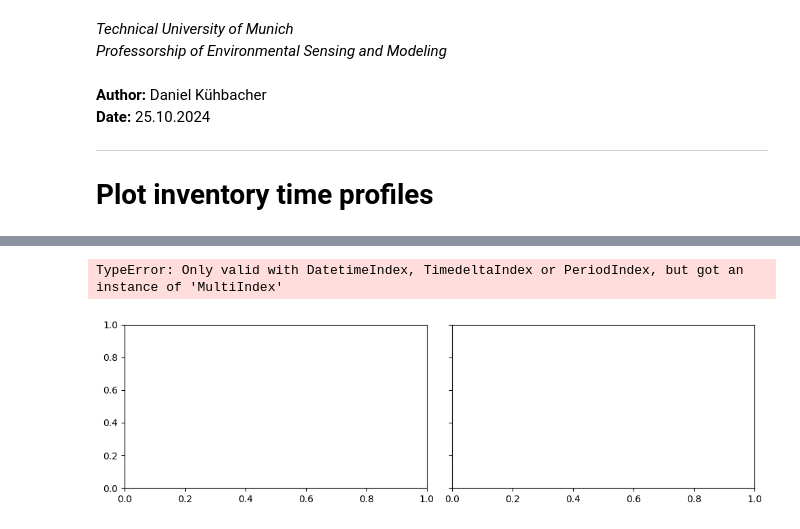
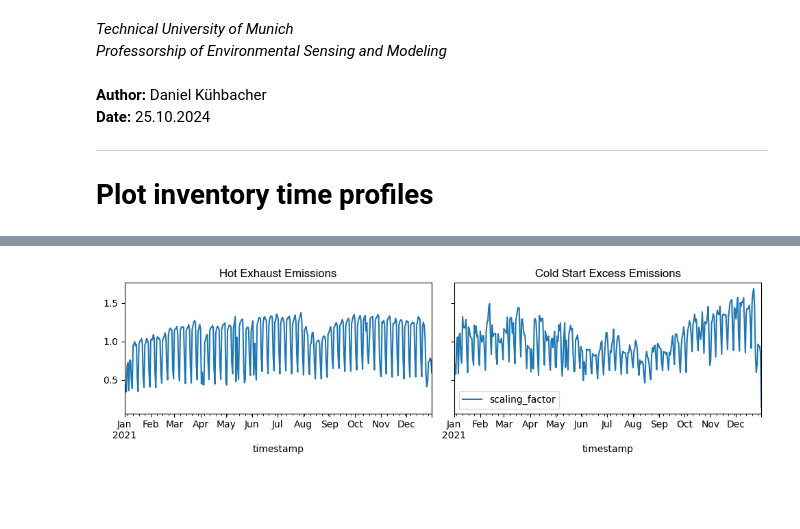
Before and after one commit to tum-esm/drive-inventory, a Jupyter notebook: notebooks/plotting and diagnostics/plot_inventory_timeprofiles.ipynb, the cells around one changed output, grey strips where cells are left out. Drawn from its saved outputs; the diff is of its cells as text; code cells hidden in the pictures; blank space fills up the shorter version.

Commit message:
bugfix cold start emission profiles

```diff
--- a/notebooks/plotting and diagnostics/plot_inventory_timeprofiles.ipynb
+++ b/notebooks/plotting and diagnostics/plot_inventory_timeprofiles.ipynb
@@ -23,7 +23,7 @@ import seaborn as sns
 sys.path.append('../../utils')
 import data_paths
 # %%
-year = 2019
+year = 2021
 folderpath = data_paths.INVENTORY_PATH + 'temporal_profiles/'
 
 profile_fname = f'GNFR_F_hot_timeprofile_{year}.csv'
@@ -95,36 +112,35 @@ plt.show()
 # make a combiend plot
 fig, ax = plt.subplots(1,2, figsize=(10, 3), sharey=True, tight_layout=True)
 
-start_time = '2019-01-01'
-end_time = '2019-12-31'
+start_time = f'{year}-01-01'
+end_time = f'{year}-12-31'
 
-temp_cold_start.loc[start_time : end_time].resample('1d').mean(numeric_only=True).plot(ax = ax[1], label = 'CO2')
+temp_cold_start.loc['CO2(rep)',year].loc[start_time : end_time].resample('1d').mean(numeric_only=True).plot(ax = ax[1], label = 'CO2')
 #temp_cold_start['NOx'].loc[start_time : end_time].plot(ax = ax[1], label = 'NOx')
 #temp_cold_start['CO'].loc[start_time : end_time].plot(ax = ax[1], label = 'CO')
 
-temp_profile.loc['NOx', '2019'].loc[start_time:end_time]\
+temp_profile.loc['NOx', year].loc[start_time:end_time]\
     ['scaling_factor'].resample('1d').mean().plot(ax = ax[0], label = 'CO2')
 
 
 
 xticks = pd.date_range(start_time + ' 12:00', end_time + ' 12:00', freq='D')
 
 #for x in ax:
 
     #x.set_xticks(xticks)
     #x.set_xticklabels(['MO', 'TUE', 'WED', 'THU', 'FRI', 'SAT', 'SUN'])
     # Set major formatter to display the day of the week (Monday to Sunday)
     #x.minorticks_off()
     #plt.minorticks_off()
     #plt.xticks()
     #x.set_xlabel('Weekday', font = 'Helvetica', fontsize = 12)
     #x.set_ylabel('Scaling factor', font = 'Helvetica', fontsize = 12)
 
 ax[0].set_title('Hot Exhaust Emissions',font = 'Helvetica', fontsize = 12)
 ax[1].set_title('Cold Start Excess Emissions',font = 'Helvetica', fontsize = 12)
 
 #plt.legend()
 plt.show()
 # %% [output]
-TypeError: Only valid with DatetimeIndex, TimedeltaIndex or PeriodIndex, but got an instance of 'MultiIndex'
-[figure, old version]
+[figure, new version]
```
Also changed, not shown: parts of 9 cells of this notebook, 1 other file.
